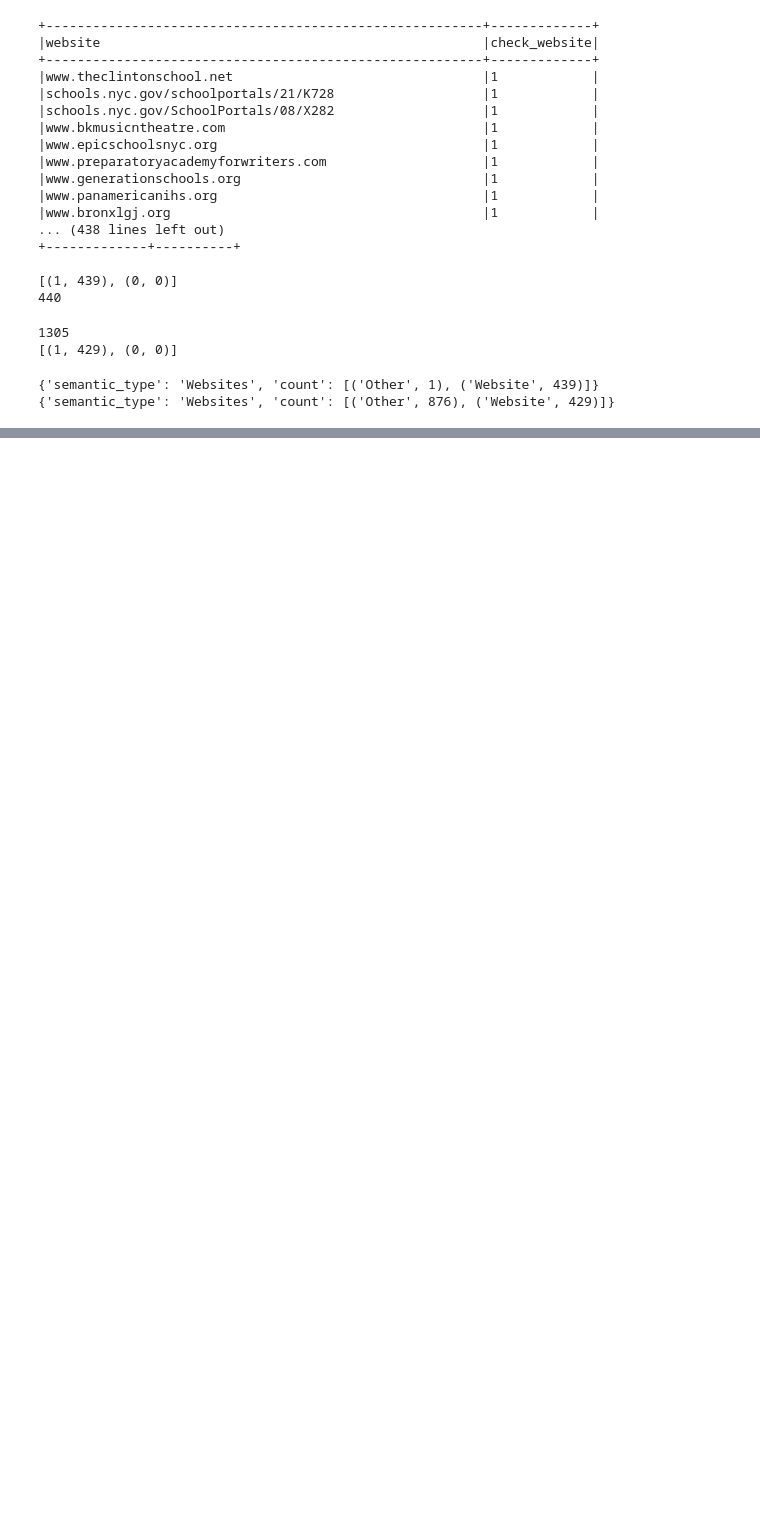
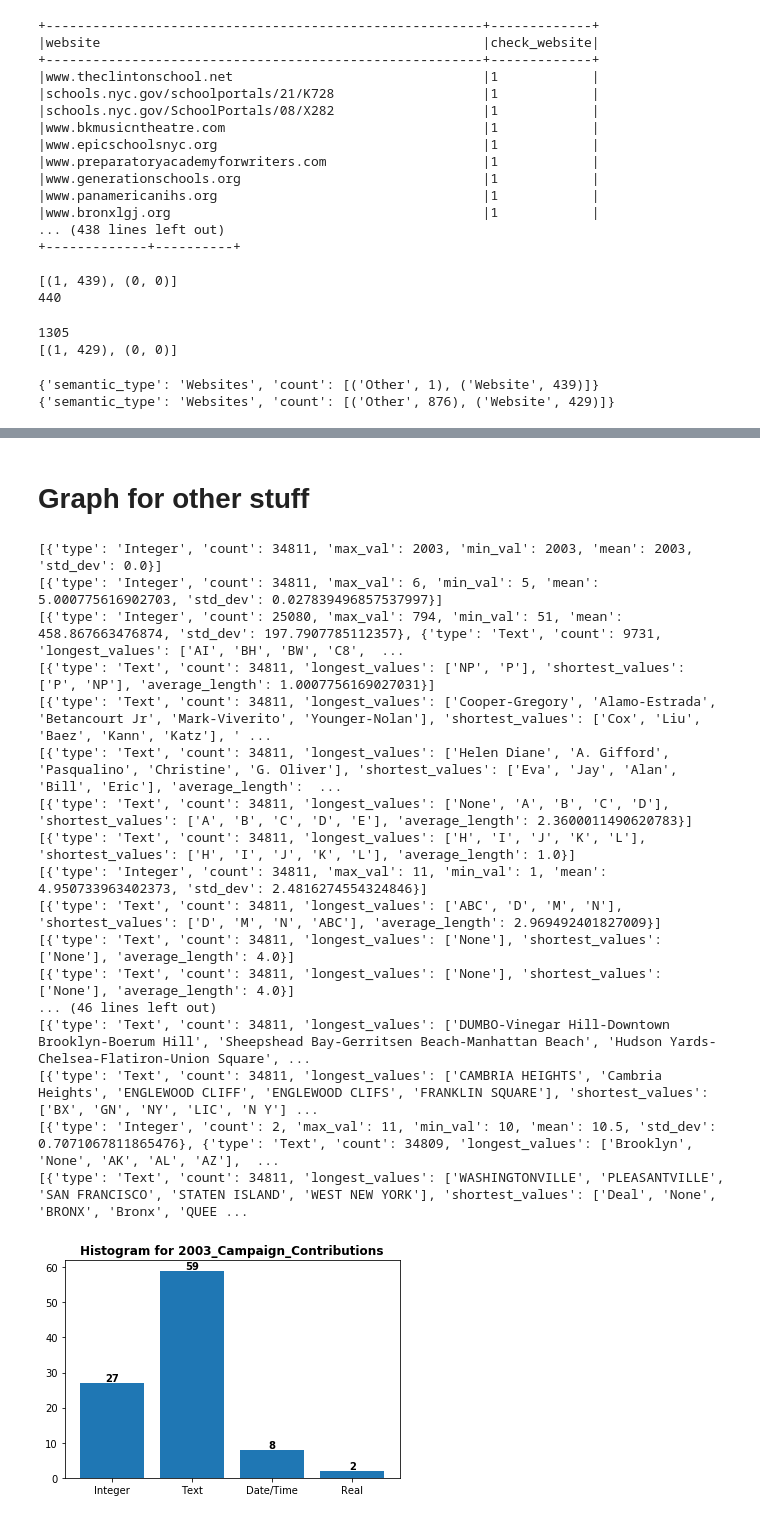
Before and after one commit to anjanragh/BigDataProject, a Jupyter notebook: Untitled.ipynb, the cells around one changed output, grey strips where cells are left out. Drawn from its saved outputs; the diff is of its cells as text; code cells hidden in the pictures; blank space fills up the shorter version.

```diff
--- a/Untitled.ipynb
+++ b/Untitled.ipynb
@@ -375,0 +570,45 @@ print(json_for_borough(bor2, "Borough"))
+# %% [markdown]
+# Graph for other stuff
+# %%
+jsonfilename = "2003_Campaign_Contributions.tsv.json"
+with open(jsonfilename) as f:
+    data = json.load(f)
+dtct = {}
+for col in data["columns"]:
+    print(col["dataTypes"])
+    for tp in col["dataTypes"]:
+        dt = tp["type"]
+        if dt not in dtct.keys():
+            dtct[dt] = 1
+        else:
+            dtct[dt] += 1
+filename = jsonfilename.split('.')[0]
+plt.bar(range(len(dtct)), list(dtct.values()), align='center')
+st=0
+for x,y in dtct.items():
+    x=st
+    label = y
+    plt.annotate(label,(x,y),textcoords="offset points",xytext=(0,2),ha='center',weight='bold')
+    st+=1
+plt.xticks(range(len(dtct)), list(dtct.keys()))
+plt.title("Histogram for {}".format(filename), weight='bold')
+plt.show()
+# %% [output]
+[{'type': 'Integer', 'count': 34811, 'max_val': 2003, 'min_val': 2003, 'mean': 2003, 'std_dev': 0.0}]
+[{'type': 'Integer', 'count': 34811, 'max_val': 6, 'min_val': 5, 'mean': 5.000775616902703, 'std_dev': 0.027839496857537997}]
+[{'type': 'Integer', 'count': 25080, 'max_val': 794, 'min_val': 51, 'mean': 458.867663476874, 'std_dev': 197.7907785112357}, {'type': 'Text', 'count': 9731, 'longest_values': ['AI', 'BH', 'BW', 'C8',  ...
+[{'type': 'Text', 'count': 34811, 'longest_values': ['NP', 'P'], 'shortest_values': ['P', 'NP'], 'average_length': 1.0007756169027031}]
+[{'type': 'Text', 'count': 34811, 'longest_values': ['Cooper-Gregory', 'Alamo-Estrada', 'Betancourt Jr', 'Mark-Viverito', 'Younger-Nolan'], 'shortest_values': ['Cox', 'Liu', 'Baez', 'Kann', 'Katz'], ' ...
+[{'type': 'Text', 'count': 34811, 'longest_values': ['Helen Diane', 'A. Gifford', 'Pasqualino', 'Christine', 'G. Oliver'], 'shortest_values': ['Eva', 'Jay', 'Alan', 'Bill', 'Eric'], 'average_length':  ...
+[{'type': 'Text', 'count': 34811, 'longest_values': ['None', 'A', 'B', 'C', 'D'], 'shortest_values': ['A', 'B', 'C', 'D', 'E'], 'average_length': 2.3600011490620783}]
+[{'type': 'Text', 'count': 34811, 'longest_values': ['H', 'I', 'J', 'K', 'L'], 'shortest_values': ['H', 'I', 'J', 'K', 'L'], 'average_length': 1.0}]
+[{'type': 'Integer', 'count': 34811, 'max_val': 11, 'min_val': 1, 'mean': 4.950733963402373, 'std_dev': 2.4816274554324846}]
+[{'type': 'Text', 'count': 34811, 'longest_values': ['ABC', 'D', 'M', 'N'], 'shortest_values': ['D', 'M', 'N', 'ABC'], 'average_length': 2.969492401827009}]
+[{'type': 'Text', 'count': 34811, 'longest_values': ['None'], 'shortest_values': ['None'], 'average_length': 4.0}]
+[{'type': 'Text', 'count': 34811, 'longest_values': ['None'], 'shortest_values': ['None'], 'average_length': 4.0}]
+... (46 lines left out)
+[{'type': 'Text', 'count': 34811, 'longest_values': ['DUMBO-Vinegar Hill-Downtown Brooklyn-Boerum Hill', 'Sheepshead Bay-Gerritsen Beach-Manhattan Beach', 'Hudson Yards-Chelsea-Flatiron-Union Square', ...
+[{'type': 'Text', 'count': 34811, 'longest_values': ['CAMBRIA HEIGHTS', 'Cambria Heights', 'ENGLEWOOD CLIFF', 'ENGLEWOOD CLIFS', 'FRANKLIN SQUARE'], 'shortest_values': ['BX', 'GN', 'NY', 'LIC', 'N Y'] ...
+[{'type': 'Integer', 'count': 2, 'max_val': 11, 'min_val': 10, 'mean': 10.5, 'std_dev': 0.7071067811865476}, {'type': 'Text', 'count': 34809, 'longest_values': ['Brooklyn', 'None', 'AK', 'AL', 'AZ'],  ...
+[{'type': 'Text', 'count': 34811, 'longest_values': ['WASHINGTONVILLE', 'PLEASANTVILLE', 'SAN FRANCISCO', 'STATEN ISLAND', 'WEST NEW YORK'], 'shortest_values': ['Deal', 'None', 'BRONX', 'Bronx', 'QUEE ...
+[figure, added]
```
Also changed, not shown: parts of 19 cells of this notebook, 2 other files.
